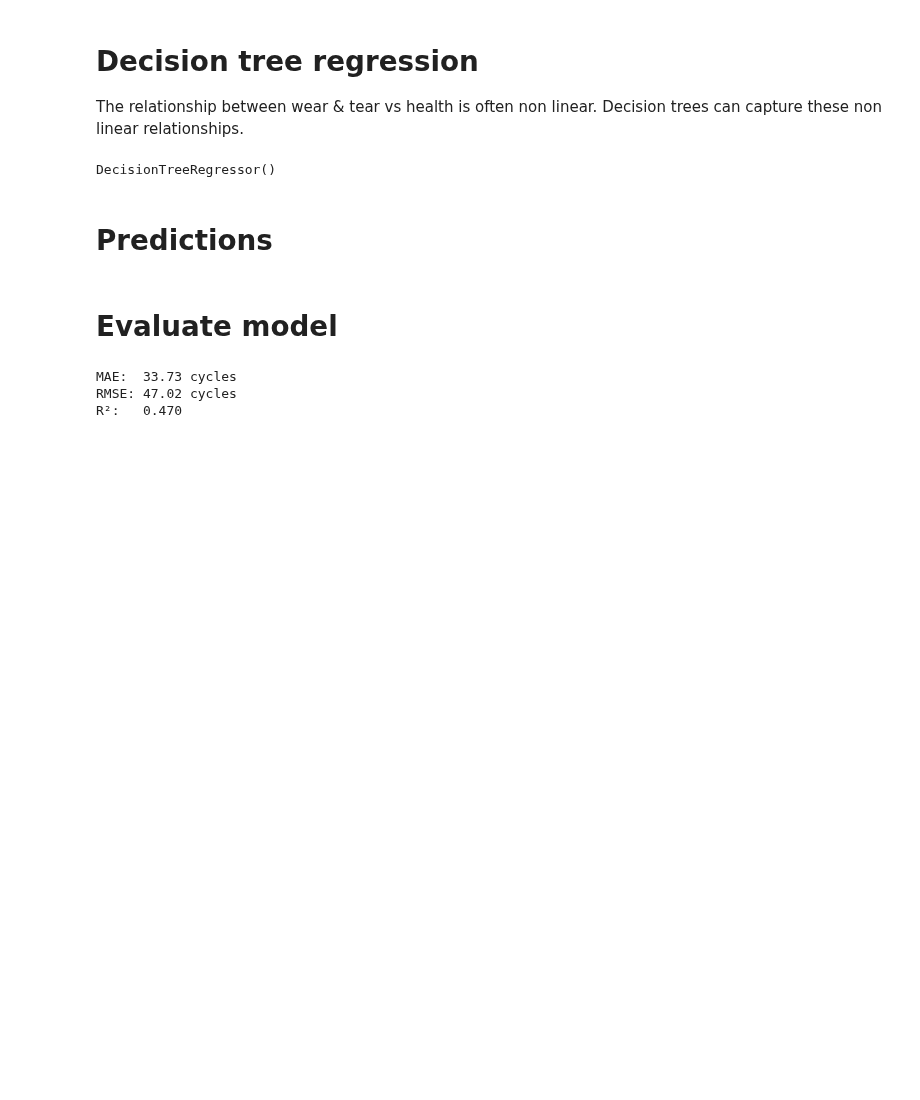
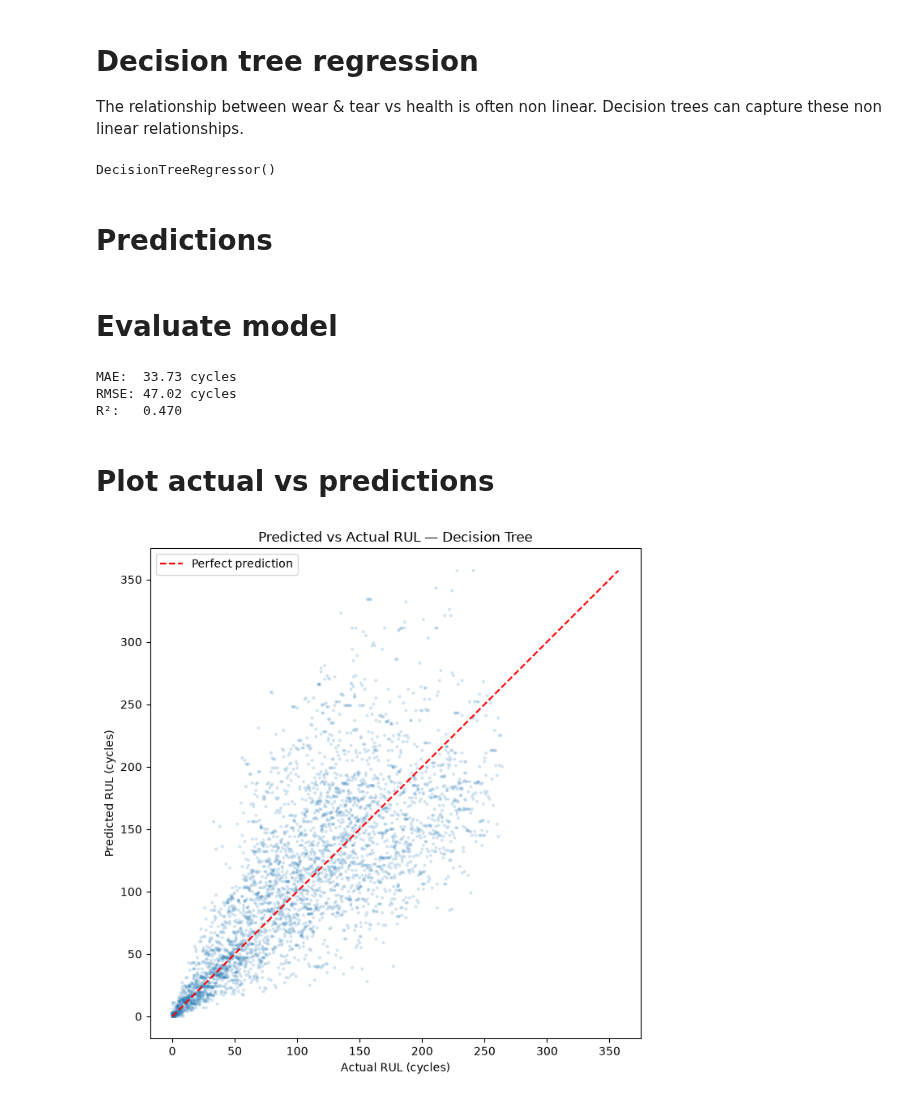
Before and after one commit to morgan-swe/Nasa-Rocket-Engine-Predictive-Maintenance, a Jupyter notebook: notebooks/06_model_training.ipynb, the cells around one changed output. Cells and saved outputs as stored; diff of their text form; code cells hidden in the pictures; blank space fills up the shorter version.

Commit message:
Add decision tree predictions scatter plot

```diff
--- a/notebooks/06_model_training.ipynb
+++ b/notebooks/06_model_training.ipynb
@@ -210,3 +210,30 @@ print(f"R²:   {r2:.3f}")
 MAE:  33.73 cycles
 RMSE: 47.02 cycles
 R²:   0.470
+# %% [markdown]
+# Plot actual vs predictions
+# %%
+fig, ax = plt.subplots(figsize=(7, 7))
+
+ax.scatter(y_test, decision_tree_pred, alpha=0.2, s=8, edgecolor='none')
+
+# Perfect prediction reference line
+lims = [min(y_test.min(), decision_tree_pred.min()), max(y_test.max(), decision_tree_pred.max())]
+ax.plot(lims, lims, 'r--', linewidth=1.5, label='Perfect prediction')
+
+ax.set_xlabel('Actual RUL (cycles)')
+ax.set_ylabel('Predicted RUL (cycles)')
+ax.set_title('Predicted vs Actual RUL — Decision Tree')
+ax.set_aspect('equal')
+ax.legend()
+
+# Save the plot
+plt.tight_layout()
+
+plt.savefig("../reports/figures/decision_tree_predictions_scatter.png",
+            dpi=300,
+            bbox_inches="tight")
+
+plt.show()
+# %% [output]
+[figure, added]
```
Also changed, not shown: 1 other file.
